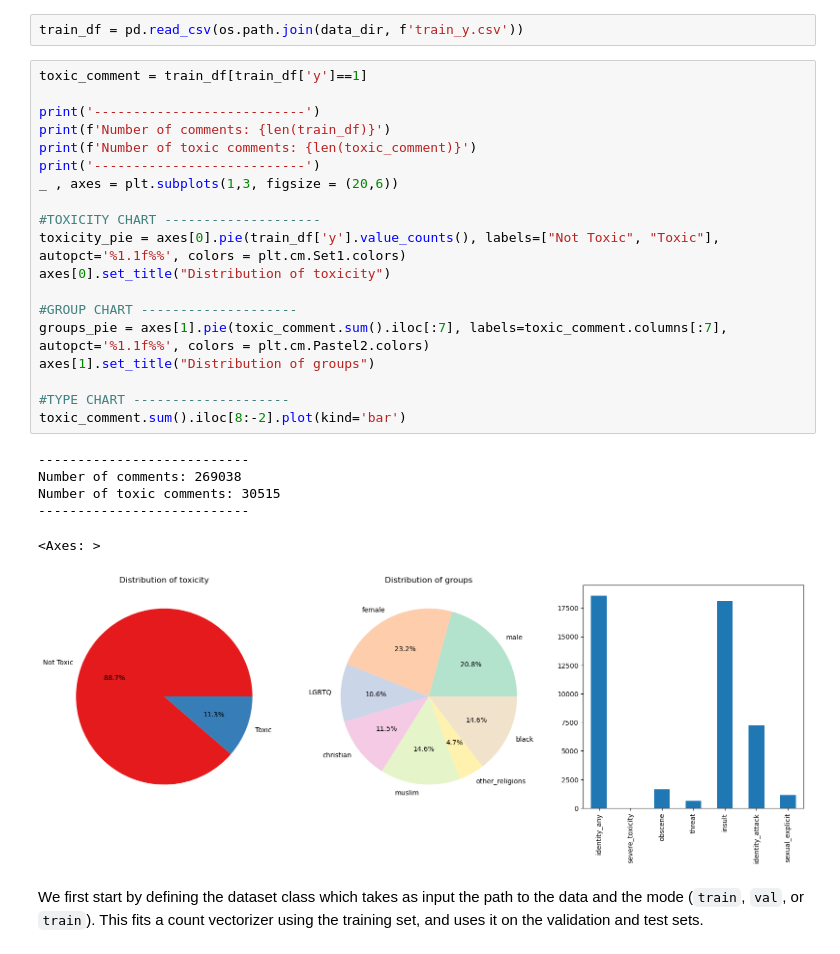
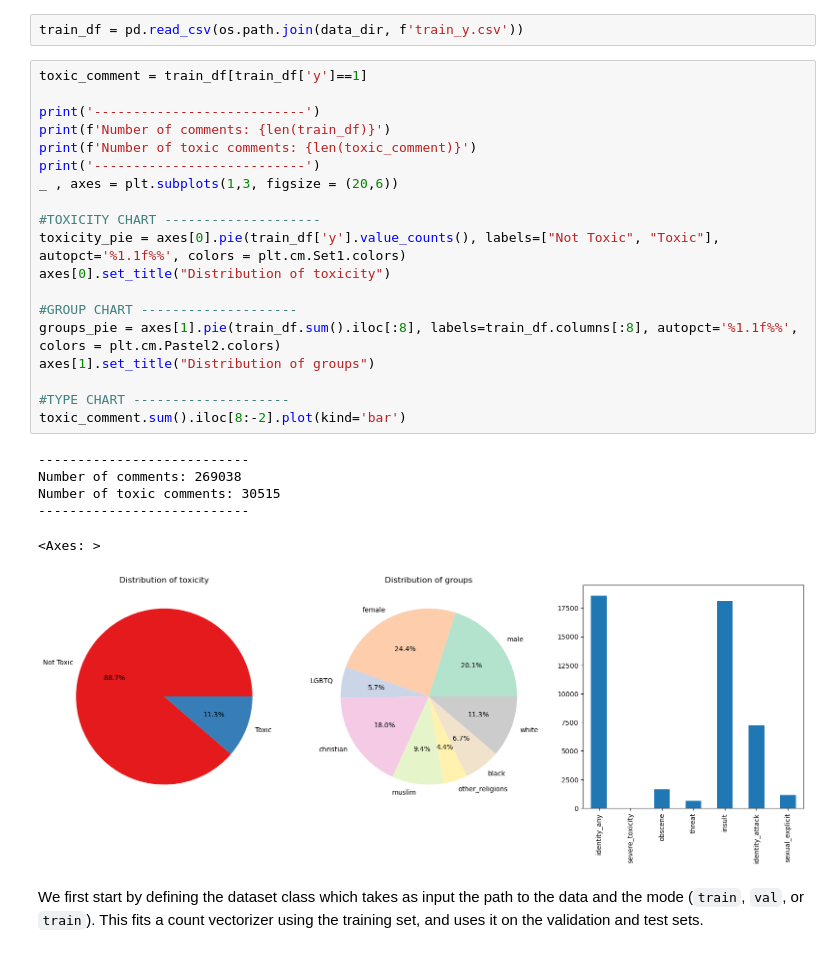
Before and after one commit to TXSpencer/Toxic_Comment_Classification-Kaggle, a Jupyter notebook: baseline.ipynb, the cells around one changed output. Drawn from its saved outputs; the diff is of its cells as text.

```diff
--- a/baseline.ipynb
+++ b/baseline.ipynb
@@ -40,29 +40,29 @@ train_df = pd.read_csv(os.path.join(data_dir, f'train_y.csv'))
 # %%
 toxic_comment = train_df[train_df['y']==1]
 
 print('---------------------------')
 print(f'Number of comments: {len(train_df)}')
 print(f'Number of toxic comments: {len(toxic_comment)}')
 print('---------------------------')
 _ , axes = plt.subplots(1,3, figsize = (20,6))
 
 #TOXICITY CHART --------------------
 toxicity_pie = axes[0].pie(train_df['y'].value_counts(), labels=["Not Toxic", "Toxic"], autopct='%1.1f%%', colors = plt.cm.Set1.colors)
 axes[0].set_title("Distribution of toxicity")
 
 #GROUP CHART --------------------
-groups_pie = axes[1].pie(toxic_comment.sum().iloc[:7], labels=toxic_comment.columns[:7], autopct='%1.1f%%', colors = plt.cm.Pastel2.colors)
+groups_pie = axes[1].pie(train_df.sum().iloc[:8], labels=train_df.columns[:8], autopct='%1.1f%%', colors = plt.cm.Pastel2.colors)
 axes[1].set_title("Distribution of groups")
 
 #TYPE CHART --------------------
 toxic_comment.sum().iloc[8:-2].plot(kind='bar')
 # %% [output]
 ---------------------------
 Number of comments: 269038
 Number of toxic comments: 30515
 ---------------------------
 <Axes: >
-[figure, old version]
+[figure, new version]
 # %% [markdown]
 We first start by defining the dataset class which takes as input the path to the data and the mode (`train`, `val`, or `train`). This fits a count vectorizer using the training set, and uses it on the validation and test sets.
 # %%
```
Also changed, not shown: parts of 3 cells of this notebook.
